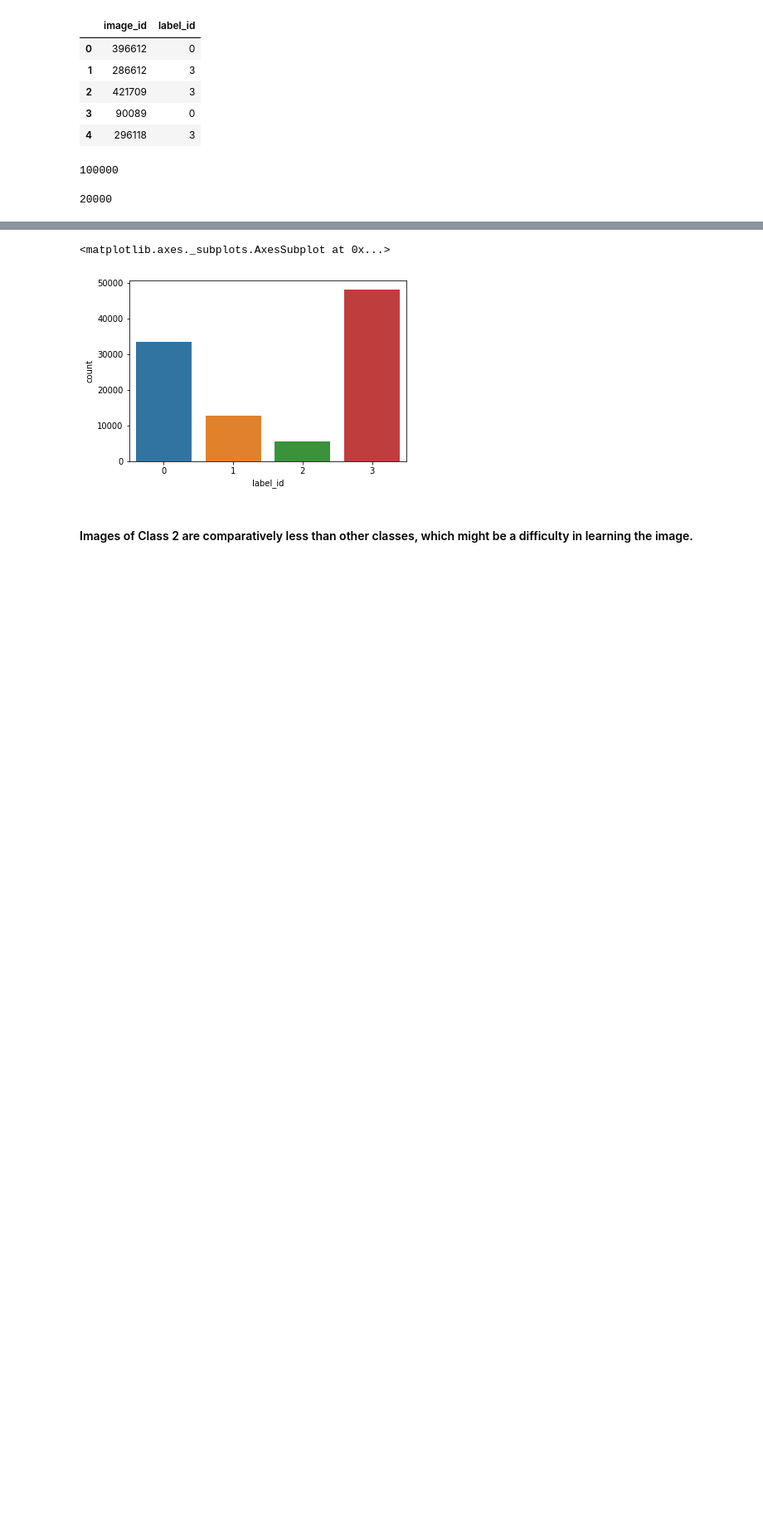
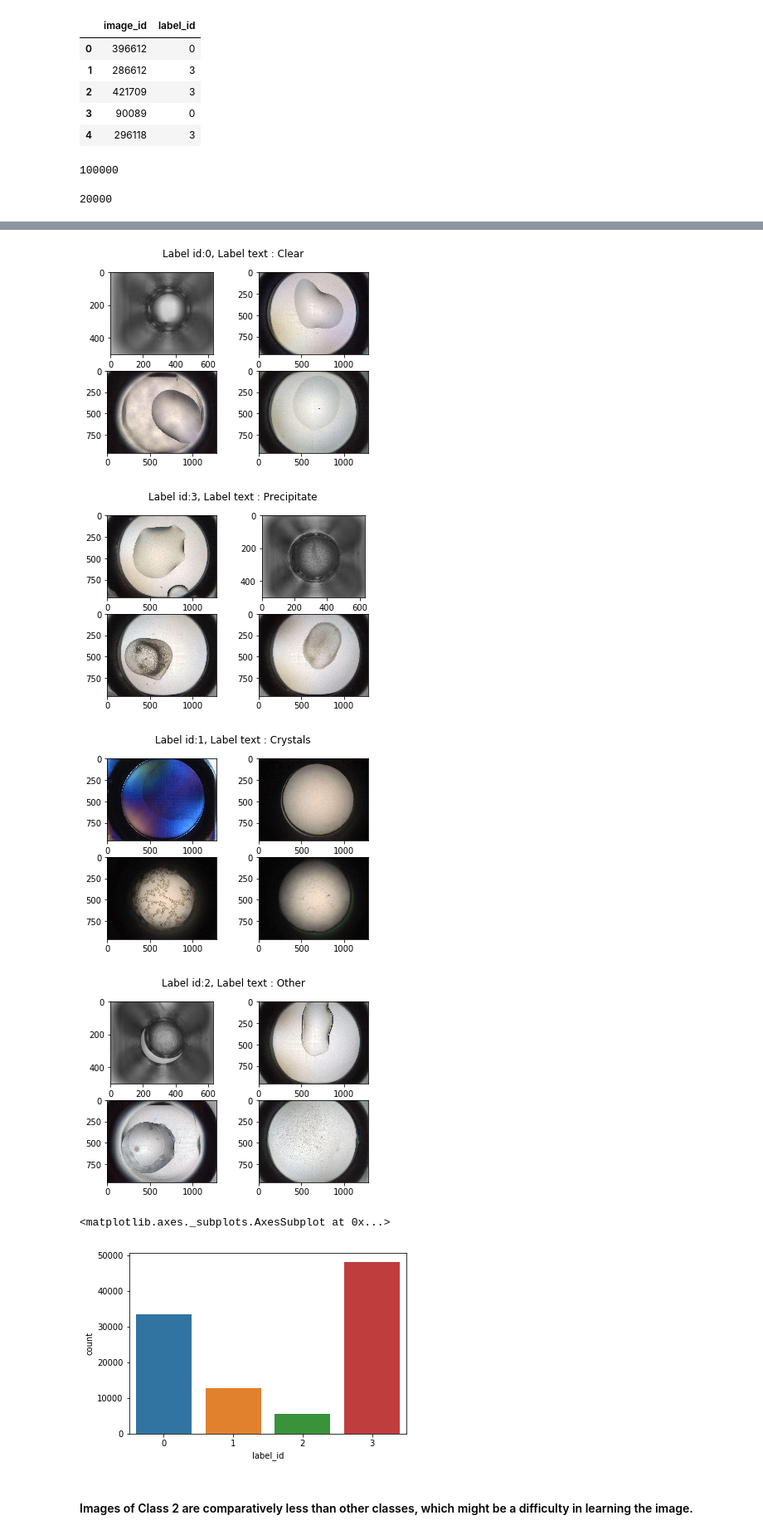
Before and after one commit to kavanp/MARCO, a Jupyter notebook: marco_fastai2.ipynb, the cells around one changed output, grey strips where cells are left out. Shown at 83% size. Cells and saved outputs as stored; diff of their text form; code cells hidden in the pictures; blank space fills up the shorter version.

```diff
--- a/marco_fastai2.ipynb
+++ b/marco_fastai2.ipynb
@@ -23,7 +23,7 @@ sz = 224
 arch = resnet50
 bs = 32
 # %%
-label = pd.read_csv("/home/kavan33_gmail_com/fastai/data/TrainData/labels.csv")
+label = pd.read_csv(f'{PATH}/data/TrainData/labels.csv')
 # %%
 label2 = label[:100000]
 # %%
@@ -62,3 +62,21 @@ len(val_idxs)
+# %%
+train_info = pd.read_csv('/home/kavan33_gmail_com/BATCH/info.csv')
+# %%
+def display_image(label,info):
+    f, ax = plt.subplots(2,2)
+    f.suptitle("Label id:{}, Label text : {}".format(label,train_info[train_info['label_id']==label]['label_text'].iloc[0]))
+    ax[0,0].imshow(Image.open(train_info[train_info['label_id']==label]['image_path'].iloc[0]))
+    ax[0,1].imshow(Image.open(train_info[train_info['label_id']==label]['image_path'].iloc[1]))
+    ax[1,0].imshow(Image.open(train_info[train_info['label_id']==label]['image_path'].iloc[2]))
+    ax[1,1].imshow(Image.open(train_info[train_info['label_id']==label]['image_path'].iloc[3]))
+# %%
+for i in train_info['label_id'].unique():
+    display_image(i,train_info)
+# %% [output]
+[figure, added]
+[figure, added]
+[figure, added]
+[figure, added]
 # %%
 label_count = pd.DataFrame(label2.groupby(['label_id'])['label_id'].count())
 label_count.columns = ['count']
```
Also changed, not shown: parts of 86 cells of this notebook.
